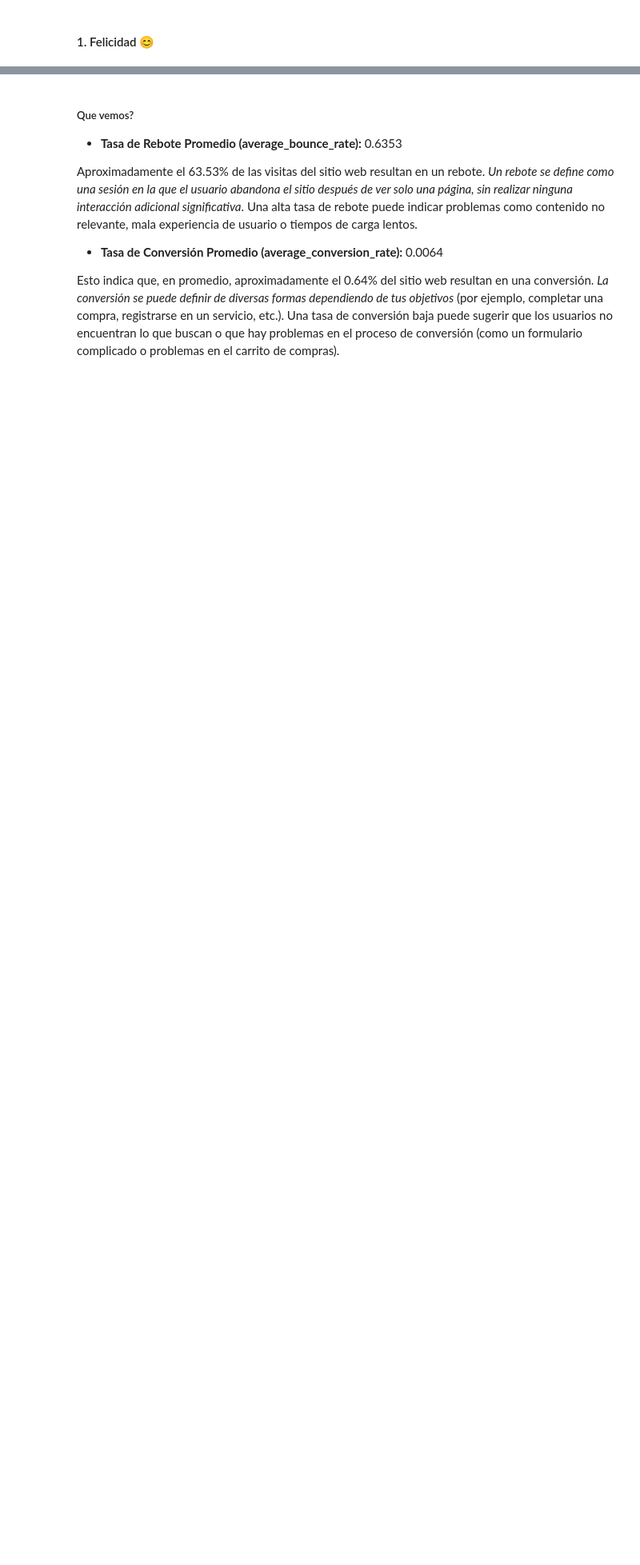
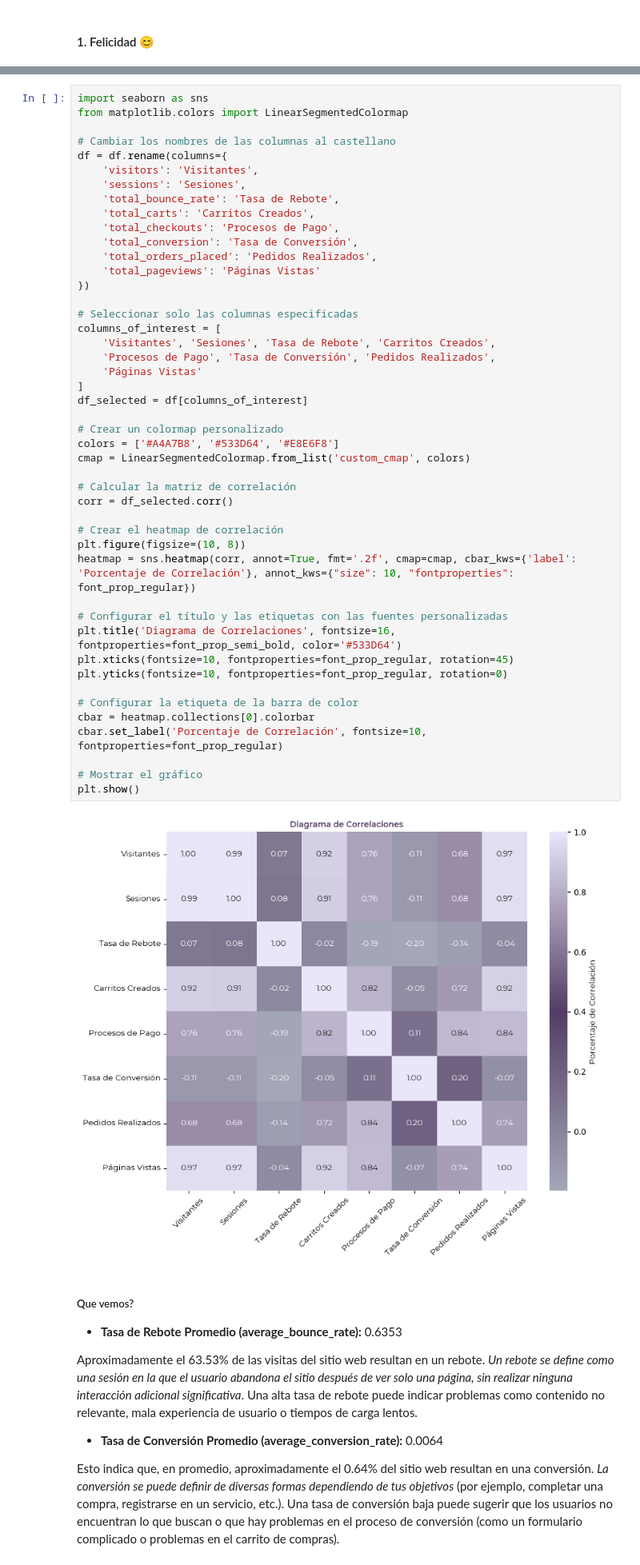
Before and after one commit to hijadelena/data-method-ux-evaluation, a Jupyter notebook: heart_para_ux_.ipynb, the cells around one changed output, grey strips where cells are left out. Shown at 80% size. Saved outputs shown, nothing was run; the diff lists cells and outputs as text; blank space fills up the shorter version.

```diff
--- a/heart_para_ux_.ipynb
+++ b/heart_para_ux_.ipynb
@@ -58,3 +187,51 @@ print(happiness_metrics)
+# %%
+import seaborn as sns
+from matplotlib.colors import LinearSegmentedColormap
+
+# Cambiar los nombres de las columnas al castellano
+df = df.rename(columns={
+    'visitors': 'Visitantes',
+    'sessions': 'Sesiones',
+    'total_bounce_rate': 'Tasa de Rebote',
+    'total_carts': 'Carritos Creados',
+    'total_checkouts': 'Procesos de Pago',
+    'total_conversion': 'Tasa de Conversión',
+    'total_orders_placed': 'Pedidos Realizados',
+    'total_pageviews': 'Páginas Vistas'
+})
+
+# Seleccionar solo las columnas especificadas
+columns_of_interest = [
+    'Visitantes', 'Sesiones', 'Tasa de Rebote', 'Carritos Creados',
+    'Procesos de Pago', 'Tasa de Conversión', 'Pedidos Realizados',
+    'Páginas Vistas'
+]
+df_selected = df[columns_of_interest]
+
+# Crear un colormap personalizado
+colors = ['#A4A7B8', '#533D64', '#E8E6F8']
+cmap = LinearSegmentedColormap.from_list('custom_cmap', colors)
+
+# Calcular la matriz de correlación
+corr = df_selected.corr()
+
+# Crear el heatmap de correlación
+plt.figure(figsize=(10, 8))
+heatmap = sns.heatmap(corr, annot=True, fmt='.2f', cmap=cmap, cbar_kws={'label': 'Porcentaje de Correlación'}, annot_kws={"size": 10, "fontproperties": font_prop_regular})
+
+# Configurar el título y las etiquetas con las fuentes personalizadas
+plt.title('Diagrama de Correlaciones', fontsize=16, fontproperties=font_prop_semi_bold, color='#533D64')
+plt.xticks(fontsize=10, fontproperties=font_prop_regular, rotation=45)
+plt.yticks(fontsize=10, fontproperties=font_prop_regular, rotation=0)
+
+# Configurar la etiqueta de la barra de color
+cbar = heatmap.collections[0].colorbar
+cbar.set_label('Porcentaje de Correlación', fontsize=10, fontproperties=font_prop_regular)
+
+# Mostrar el gráfico
+plt.show()
+# %% [output]
+[figure, added]
 # %% [markdown]
 ##### Que vemos?
 
```
Also changed, not shown: parts of 15 cells of this notebook.
